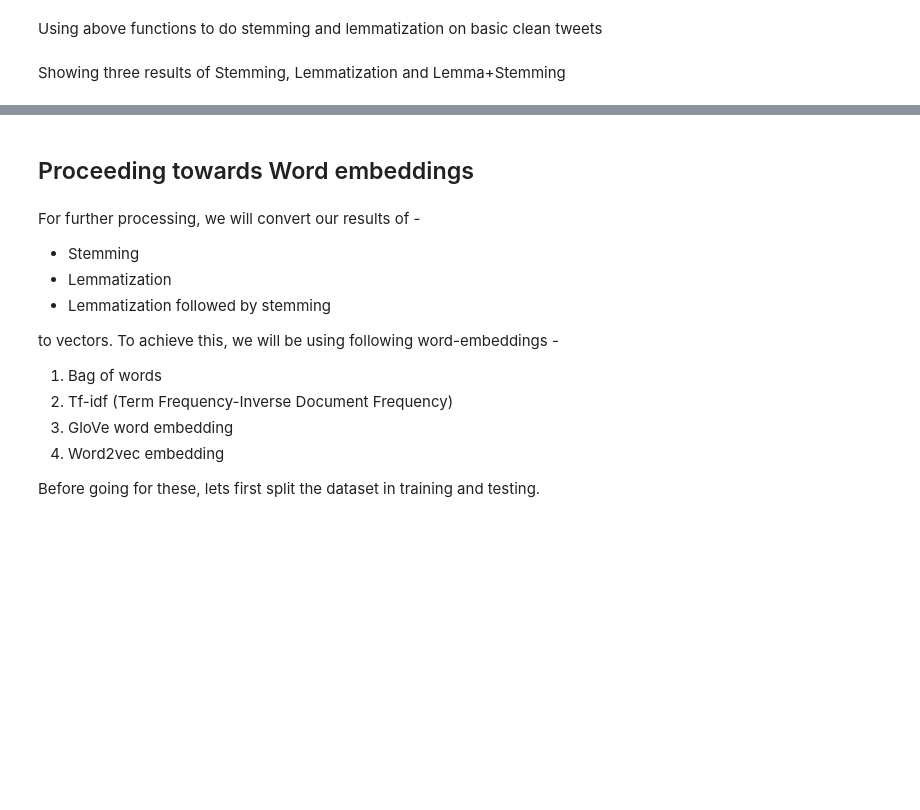
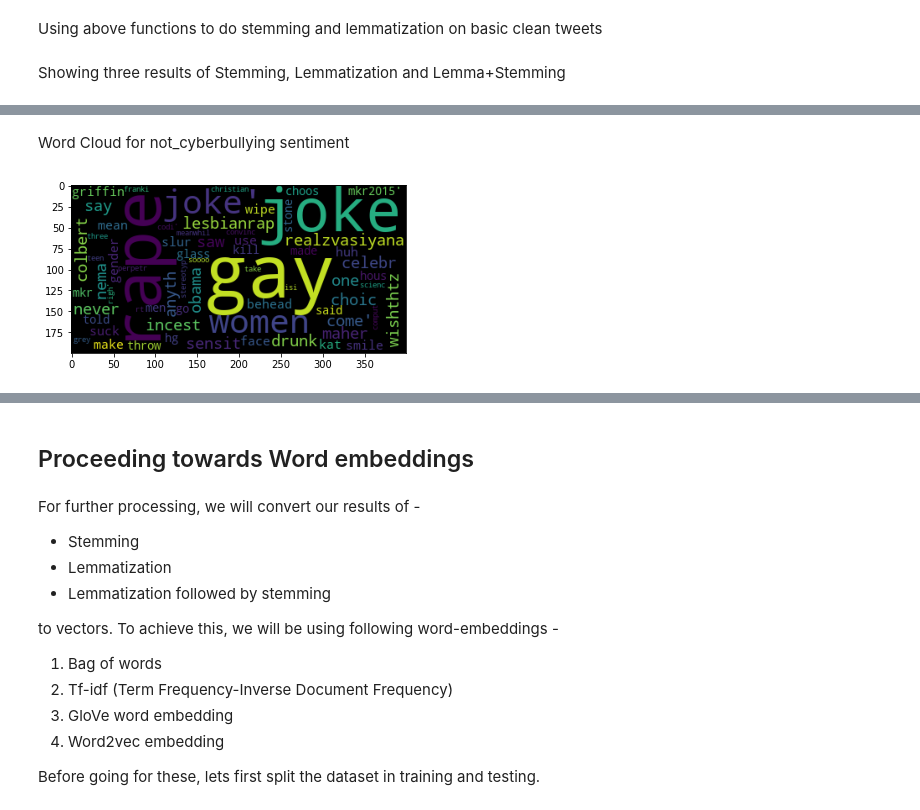
Before and after one commit to vishal19217/CyberBullying_Sentiment_Analysis, a Jupyter notebook: ML_Project_PreProcessing.ipynb, the cells around one changed output, grey strips where cells are left out. Drawn from its saved outputs; the diff is of its cells as text; code cells hidden in the pictures; blank space fills up the shorter version.

```diff
--- a/ML_Project_PreProcessing.ipynb
+++ b/ML_Project_PreProcessing.ipynb
@@ -341,0 +363,9 @@ basic_clean_df.head()
+# %% [markdown]
+Word Cloud for not_cyberbullying sentiment
+# %%
+text = basic_clean_df[basic_clean_df['sentiment']==3]['Stemming'].values
+wordCloud = WordCloud().generate(str(text))
+plt.imshow(wordCloud)
+plt.savefig('not_cyberbullying.png')
+# %% [output]
+[figure, added]
```
Also changed, not shown: parts of 22 cells of this notebook.
